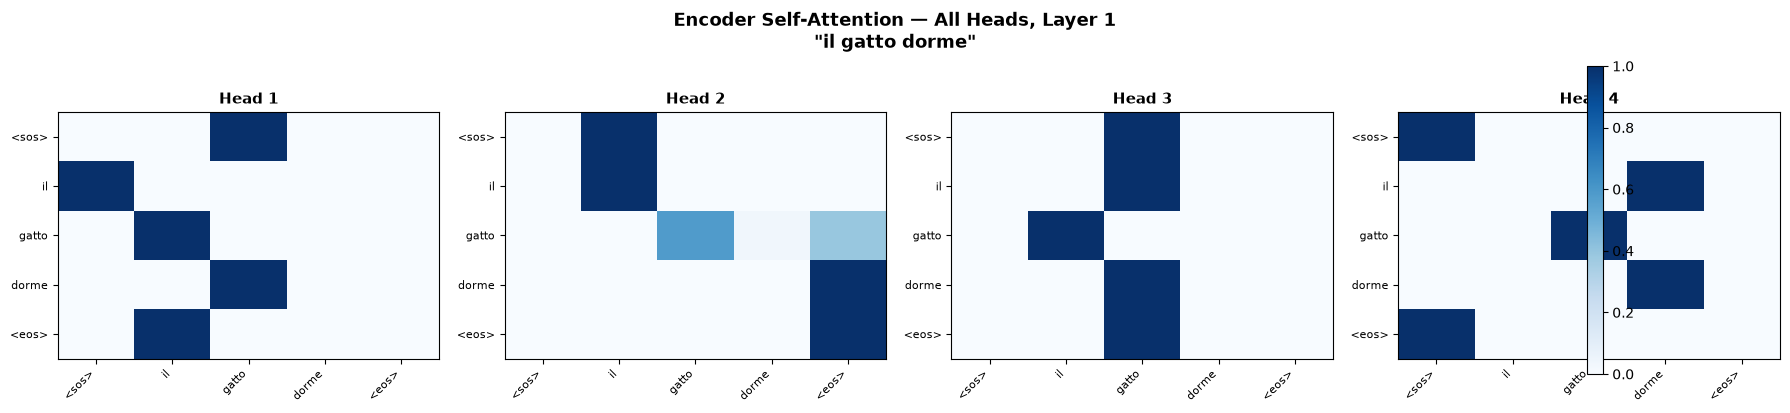
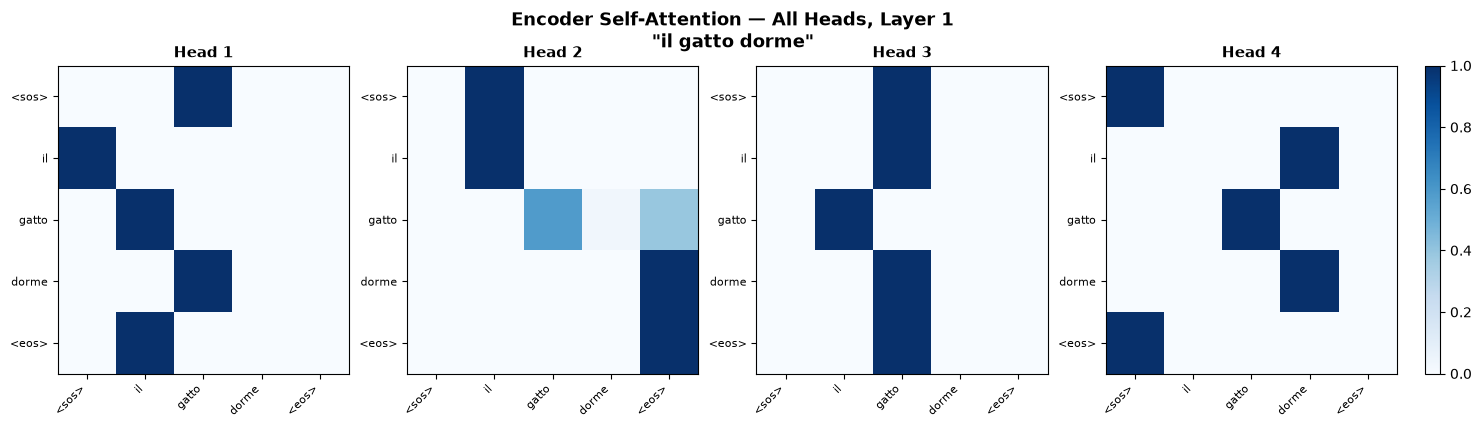
The change to this notebook cell's code, shown as a diff; its figure went from the first image to the second:
--- before
+++ after
@@ -15,5 +15,4 @@
 )
 plt.colorbar(im, ax=axes, fraction=0.02, pad=0.02)
-plt.tight_layout()
 plt.savefig('outputs/all_heads.png', dpi=150, bbox_inches='tight')
 plt.show()

Commit: fix: remove tight_layout incompatible with shared colorbar in multi-head plot